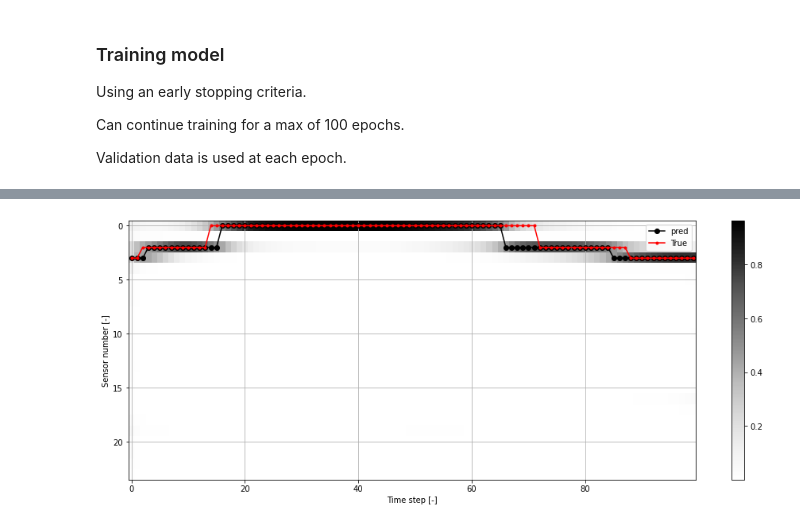
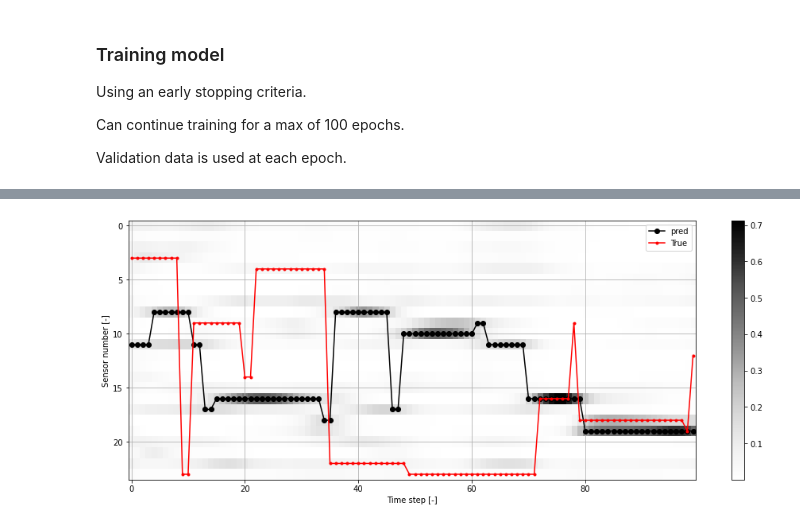
Before and after one commit to MartinLieber/VIV_prediction, a Jupyter notebook: Stress_prediction_RNN.ipynb, the cells around one changed output, grey strips where cells are left out. Saved outputs shown, nothing was run; the diff lists cells and outputs as text; code cells hidden in the pictures.

```diff
--- a/Stress_prediction_RNN.ipynb
+++ b/Stress_prediction_RNN.ipynb
@@ -91,26 +47,0 @@ The time is removed from the input.
-# %%
-X = np.vstack((time,pos_IL,pos_CF,acc_IL,acc_CF)).transpose()
-Y = np.vstack(max_strain_CF).transpose()
-scaler = StandardScaler().fit(X)
-X = scaler.transform(X)
-
-n_features = X.shape[1]
-b_size = 100
-n_outputs = Y.shape[0]
-
-n_batches = int(X.shape[0]/b_size)
-X = X.reshape(n_batches,b_size,n_features)
-Y = Y.reshape(n_batches,b_size,n_outputs)
-
-X_train, X_test, y_train, y_test = train_test_split(X, Y, test_size=0.25, random_state=42,shuffle=False)
-X_train, X_val, y_train, y_val = train_test_split(X_train, y_train, test_size=0.25, random_state=1, shuffle=False)
-
-t_train = X_train[:,:,0]
-t_val = X_val[:,:,0]
-t_test = X_test[:,:,0]
-X_train = X_train[:,:,0:-1]
-X_test = X_test[:,:,0:-1]
-X_val = X_val[:,:,0:-1]
-
-n_features = n_features-1
-n_outputs = Y.max()+1
@@ -128,14 +168,21 @@ This model will use sparse_categorical_crossentropy, which means that if the tru
 # Classification
 model = Sequential(name='LSTM')
 model.add(LSTM(
-    units=100,
+    units=10,
     batch_input_shape=(None,X.shape[1],n_features),
     return_sequences=True,
-    dropout=0.1,
-    recurrent_dropout=0.1,
+    dropout=0,
+    recurrent_dropout=0,
     activation='tanh'))
-model.add(Dense(50,activation='tanh'))
-model.add(Dropout(0.2))
+model.add(LSTM(
+    units=20,
+    batch_input_shape=(None,20,20),
+    return_sequences=True,
+    dropout=0,
+    recurrent_dropout=0,
+    activation='tanh'))
+model.add(Dense(40,activation='tanh'))
+#model.add(Dropout(0.2))
 model.add(Dense(n_outputs, activation='softmax'))
 
 model.summary()
@@ -197,17 +247,17 @@ test_loss, test_acc = model.evaluate(X_test,  y_test, verbose=2)
 # %%
-n = 4
+n = 6
 plt.figure(figsize=(16,6))
 plt.imshow(y_pred[n,:,:].T,cmap='Greys',interpolation='nearest', aspect='auto')
 plt.plot(y_pred_amax[n,:],'k-o',label='pred')
 plt.plot(y_test[n,:],'r.-',label='True')
 plt.colorbar()
 plt.legend()
 plt.grid()
 plt.ylabel('Sensor number [-]')
 plt.xlabel('Time step [-]')
 plt.show()
 # %% [output]
-[figure, old version]
+[figure, new version]
 # %%
 y_p = y_pred_amax.reshape(-1,1)
 y_true = y_test.reshape(-1,1)
```
Also changed, not shown: parts of 12 cells of this notebook.
